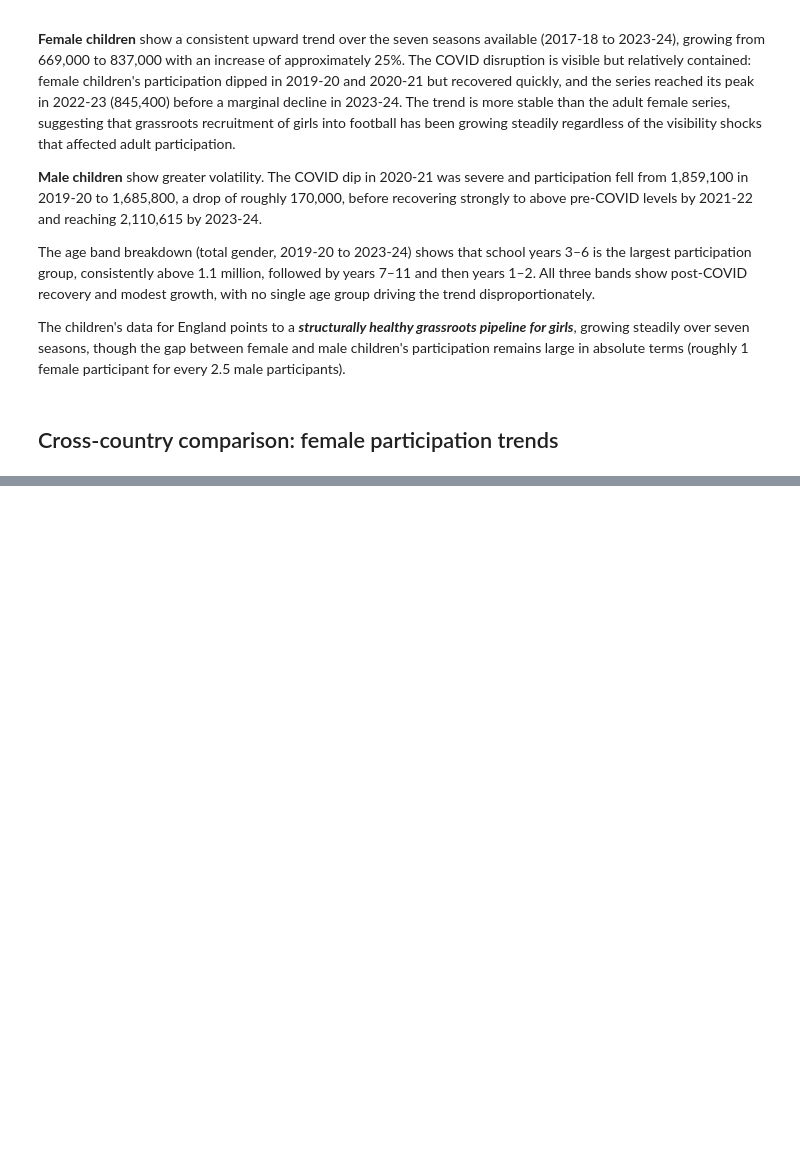
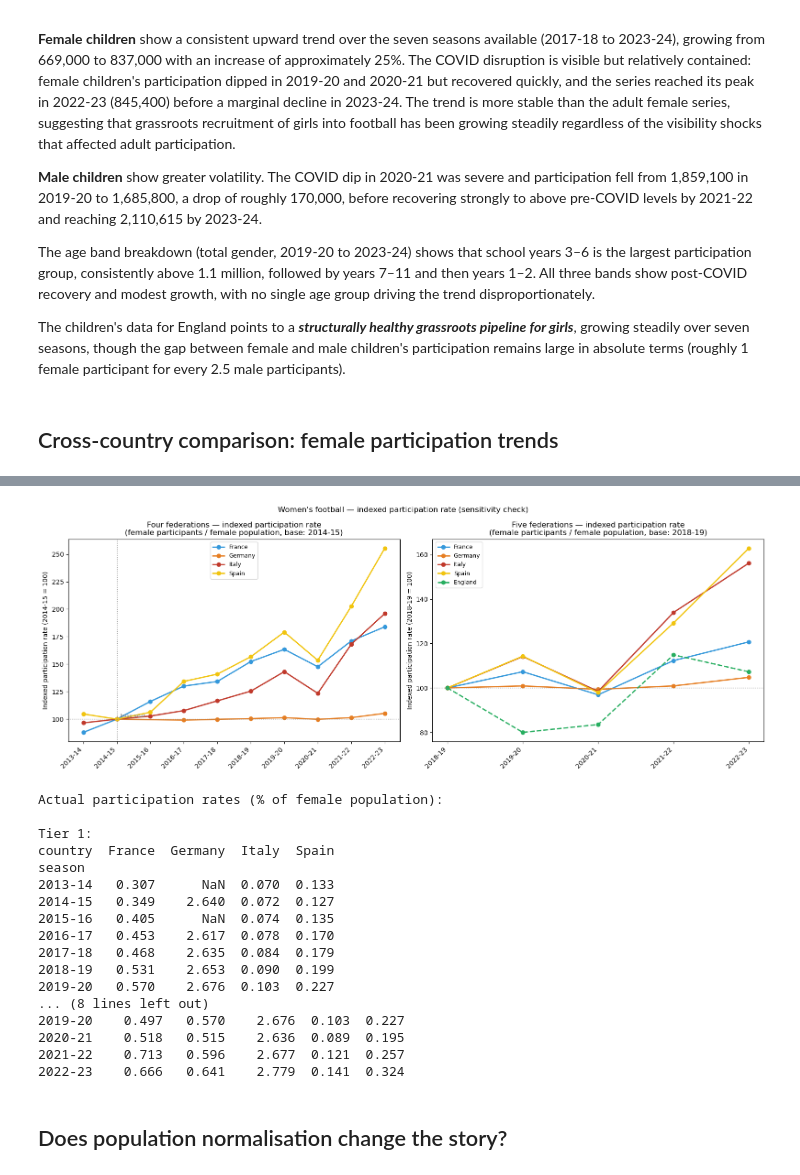
Before and after one commit to pacoraggio/inpat-expat, a Jupyter notebook: women-football/top5_participation_data.ipynb, the cells around one changed output, grey strips where cells are left out. Cells and saved outputs as stored; diff of their text form; code cells hidden in the pictures; blank space fills up the shorter version.

```diff
--- a/women-football/top5_participation_data.ipynb
+++ b/women-football/top5_participation_data.ipynb
@@ -2023,0 +2139,73 @@ plt.show()
+# %%
+fig, axes = plt.subplots(1, 2, figsize=(16, 6))
+
+# --- Left: Tier 1 rate index, base 2014-15 ---
+ax = axes[0]
+tier1_rate_seasons = sorted(tier1_rate["season"].unique())
+x_map_r1 = {s: i for i, s in enumerate(tier1_rate_seasons)}
+
+for country in tier1_countries:
+    df = tier1_rate[tier1_rate["country"] == country].sort_values("season")
+    x = [x_map_r1[s] for s in df["season"]]
+    ax.plot(x, df["rate_index"].values, marker="o", linewidth=2,
+            color=country_colors[country], label=country)
+
+ax.axhline(100, color="grey", linestyle=":", linewidth=1)
+ax.axvline(x_map_r1["2014-15"], color="grey", linestyle=":", linewidth=1)
+ax.text(x_map_r1["2014-15"] + 0.1, 102, "base year", fontsize=8, color="grey")
+ax.set_xticks(range(len(tier1_rate_seasons)))
+ax.set_xticklabels(tier1_rate_seasons, rotation=45, ha="right")
+ax.set_ylabel("Indexed participation rate (2014-15 = 100)")
+ax.set_title("Four federations — indexed participation rate\n(female participants / female population, base: 2014-15)")
+ax.legend(fontsize=9)
+
+# --- Right: Tier 2 rate index, base 2018-19 ---
+ax = axes[1]
+tier2_rate_seasons = sorted(tier2_rate["season"].unique())
+x_map_r2 = {s: i for i, s in enumerate(tier2_rate_seasons)}
+
+for country in ["France", "Germany", "Italy", "Spain", "England"]:
+    df = tier2_rate[tier2_rate["country"] == country].sort_values("season")
+    x = [x_map_r2[s] for s in df["season"]]
+    ax.plot(x, df["rate_index"].values, marker="o", linewidth=2,
+            color=country_colors[country], label=country,
+            linestyle="--" if country == "England" else "-")
+
+ax.axhline(100, color="grey", linestyle=":", linewidth=1)
+ax.set_xticks(range(len(tier2_rate_seasons)))
+ax.set_xticklabels(tier2_rate_seasons, rotation=45, ha="right")
+ax.set_ylabel("Indexed participation rate (2018-19 = 100)")
+ax.set_title("Five federations — indexed participation rate\n(female participants / female population, base: 2018-19)")
+ax.legend(fontsize=9)
+
+plt.suptitle("Women's football — indexed participation rate (sensitivity check)", fontsize=12)
+plt.tight_layout()
+plt.show()
+
+# Print actual rates for reference
+print("\nActual participation rates (% of female population):")
+print("\nTier 1:")
+print(tier1_rate.pivot(index="season", columns="country", values="rate_pct").round(3).to_string())
+print("\nTier 2:")
+print(tier2_rate.pivot(index="season", columns="country", values="rate_pct").round(3).to_string())
+# %% [output]
+[figure, added]
+Actual participation rates (% of female population):
+
+Tier 1:
+country  France  Germany  Italy  Spain
+season
+2013-14   0.307      NaN  0.070  0.133
+2014-15   0.349    2.640  0.072  0.127
+2015-16   0.405      NaN  0.074  0.135
+2016-17   0.453    2.617  0.078  0.170
+2017-18   0.468    2.635  0.084  0.179
+2018-19   0.531    2.653  0.090  0.199
+2019-20   0.570    2.676  0.103  0.227
+... (8 lines left out)
+2019-20    0.497   0.570    2.676  0.103  0.227
+2020-21    0.518   0.515    2.636  0.089  0.195
+2021-22    0.713   0.596    2.677  0.121  0.257
+2022-23    0.666   0.641    2.779  0.141  0.324
+# %% [markdown]
+## Does population normalisation change the story?
```
Also changed, not shown: parts of 25 cells of this notebook, 3 other files.
